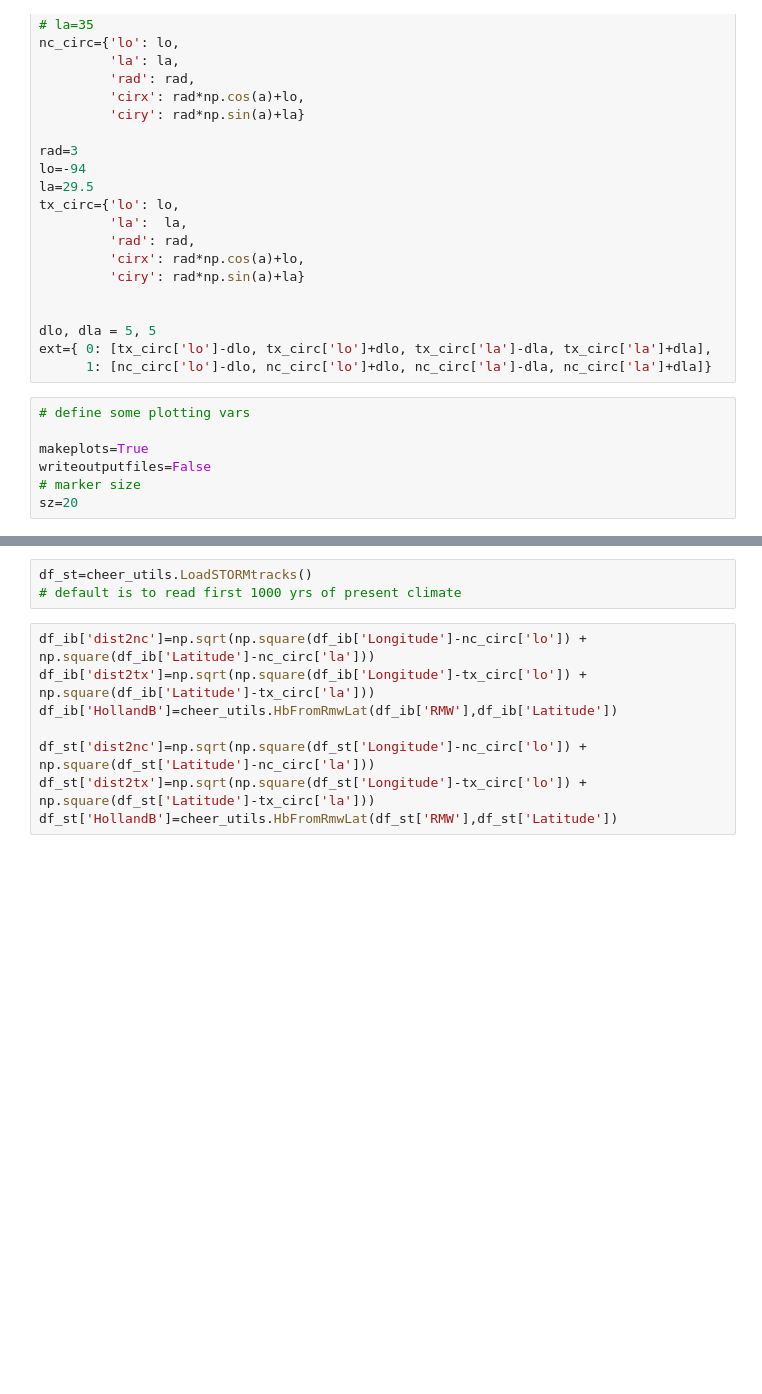
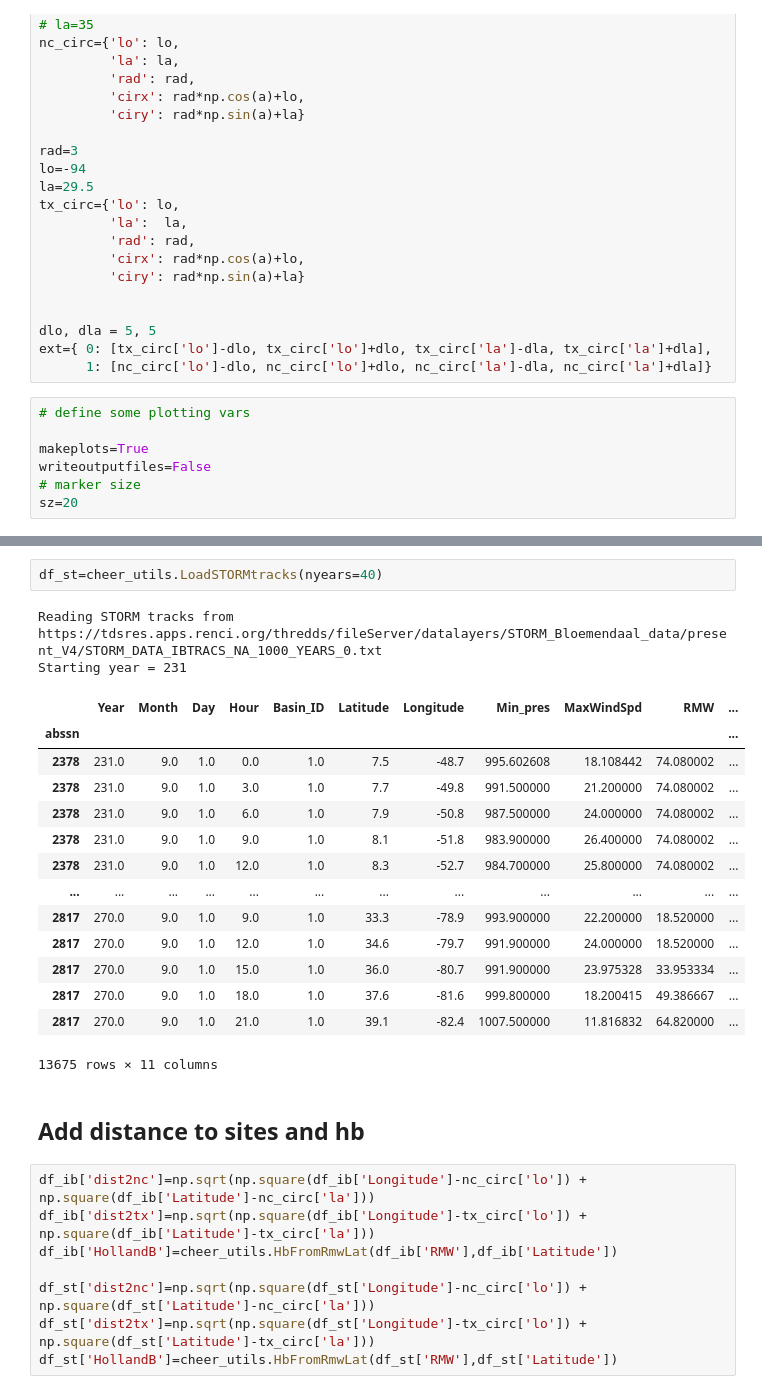
Before and after one commit to BrianOBlanton/CHEER-STORM, a Jupyter notebook: Unified_processing.ipynb, the cells around one changed output, grey strips where cells are left out. Drawn from its saved outputs; the diff is of its cells as text; blank space fills up the shorter version.

```diff
--- a/Unified_processing.ipynb
+++ b/Unified_processing.ipynb
@@ -64,6 +112,24 @@ df_ib=df_ib.loc[(df_ib['Year'] >= 1980)] # & (df['Min_pres'] <= 980)]
 # %%
-df_st=cheer_utils.LoadSTORMtracks()
-# default is to read first 1000 yrs of present climate
+df_st=cheer_utils.LoadSTORMtracks(nyears=40)
+# %% [output]
+Reading STORM tracks from https://tdsres.apps.renci.org/thredds/fileServer/datalayers/STORM_Bloemendaal_data/present_V4/STORM_DATA_IBTRACS_NA_1000_YEARS_0.txt
+Starting year = 231
+|  | Year | Month | Day | Hour | Basin_ID | Latitude | Longitude | Min_pres | MaxWindSpd | RMW | ... |
+| abssn |  |  |  |  |  |  |  |  |  |  | ... |
+| 2378 | 231.0 | 9.0 | 1.0 | 0.0 | 1.0 | 7.5 | -48.7 | 995.602608 | 18.108442 | 74.080002 | ... |
+| 2378 | 231.0 | 9.0 | 1.0 | 3.0 | 1.0 | 7.7 | -49.8 | 991.500000 | 21.200000 | 74.080002 | ... |
+| 2378 | 231.0 | 9.0 | 1.0 | 6.0 | 1.0 | 7.9 | -50.8 | 987.500000 | 24.000000 | 74.080002 | ... |
+| 2378 | 231.0 | 9.0 | 1.0 | 9.0 | 1.0 | 8.1 | -51.8 | 983.900000 | 26.400000 | 74.080002 | ... |
+| 2378 | 231.0 | 9.0 | 1.0 | 12.0 | 1.0 | 8.3 | -52.7 | 984.700000 | 25.800000 | 74.080002 | ... |
+| ... | ... | ... | ... | ... | ... | ... | ... | ... | ... | ... | ... |
+| 2817 | 270.0 | 9.0 | 1.0 | 9.0 | 1.0 | 33.3 | -78.9 | 993.900000 | 22.200000 | 18.520000 | ... |
+| 2817 | 270.0 | 9.0 | 1.0 | 12.0 | 1.0 | 34.6 | -79.7 | 991.900000 | 24.000000 | 18.520000 | ... |
+| 2817 | 270.0 | 9.0 | 1.0 | 15.0 | 1.0 | 36.0 | -80.7 | 991.900000 | 23.975328 | 33.953334 | ... |
+| 2817 | 270.0 | 9.0 | 1.0 | 18.0 | 1.0 | 37.6 | -81.6 | 999.800000 | 18.200415 | 49.386667 | ... |
+| 2817 | 270.0 | 9.0 | 1.0 | 21.0 | 1.0 | 39.1 | -82.4 | 1007.500000 | 11.816832 | 64.820000 | ... |
+13675 rows × 11 columns
+# %% [markdown]
+## Add distance to sites and hb
 # %%
 df_ib['dist2nc']=np.sqrt(np.square(df_ib['Longitude']-nc_circ['lo']) + np.square(df_ib['Latitude']-nc_circ['la']))
 df_ib['dist2tx']=np.sqrt(np.square(df_ib['Longitude']-tx_circ['lo']) + np.square(df_ib['Latitude']-tx_circ['la']))
```
Also changed, not shown: parts of 11 cells of this notebook, 2 other files.
